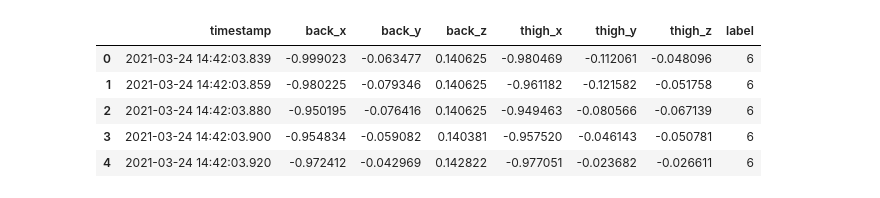
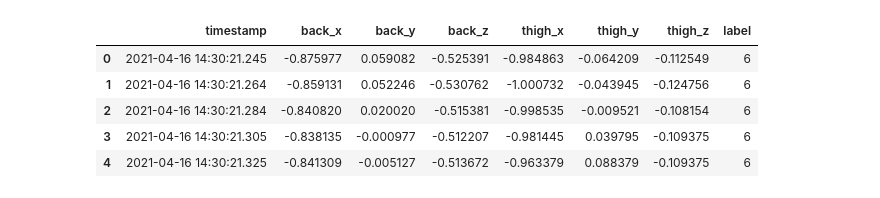
Before and after one commit to Miguel-Graham/Movement-Classifier, a Jupyter notebook: FINAL-PROJECT-NOTEBOOK.ipynb, the cells around one changed output. Saved outputs shown, nothing was run; the diff lists cells and outputs as text; code cells hidden in the pictures.

```diff
--- a/FINAL-PROJECT-NOTEBOOK.ipynb
+++ b/FINAL-PROJECT-NOTEBOOK.ipynb
@@ -9,9 +29,15 @@ df = pd.read_csv("https://raw.githubusercontent.com/Miguel-Graham/EECS-3401-FINA
+# %%
+df = pd.read_csv("https://raw.githubusercontent.com/Miguel-Graham/EECS-3401-FINAL-PROJECT/main/dataset/508.csv")
+df_2 = pd.read_csv("https://raw.githubusercontent.com/Miguel-Graham/EECS-3401-FINAL-PROJECT/main/dataset/509.csv")
+df_3 = pd.read_csv("https://raw.githubusercontent.com/Miguel-Graham/EECS-3401-FINAL-PROJECT/main/dataset/510.csv")
+
+concat_data = pd.concat([df,df_2,df_3], ignore_index=True, sort=False)
 # %%
-df.head()
+concat_data.head()
 # %% [output]
 |  | timestamp | back_x | back_y | back_z | thigh_x | thigh_y | thigh_z | label |
-| 0 | 2021-03-24 14:42:03.839 | -0.999023 | -0.063477 | 0.140625 | -0.980469 | -0.112061 | -0.048096 | 6 |
-| 1 | 2021-03-24 14:42:03.859 | -0.980225 | -0.079346 | 0.140625 | -0.961182 | -0.121582 | -0.051758 | 6 |
-| 2 | 2021-03-24 14:42:03.880 | -0.950195 | -0.076416 | 0.140625 | -0.949463 | -0.080566 | -0.067139 | 6 |
-| 3 | 2021-03-24 14:42:03.900 | -0.954834 | -0.059082 | 0.140381 | -0.957520 | -0.046143 | -0.050781 | 6 |
-| 4 | 2021-03-24 14:42:03.920 | -0.972412 | -0.042969 | 0.142822 | -0.977051 | -0.023682 | -0.026611 | 6 |
+| 0 | 2021-04-16 14:30:21.245 | -0.875977 | 0.059082 | -0.525391 | -0.984863 | -0.064209 | -0.112549 | 6 |
+| 1 | 2021-04-16 14:30:21.264 | -0.859131 | 0.052246 | -0.530762 | -1.000732 | -0.043945 | -0.124756 | 6 |
+| 2 | 2021-04-16 14:30:21.284 | -0.840820 | 0.020020 | -0.515381 | -0.998535 | -0.009521 | -0.108154 | 6 |
+| 3 | 2021-04-16 14:30:21.305 | -0.838135 | -0.000977 | -0.512207 | -0.981445 | 0.039795 | -0.109375 | 6 |
+| 4 | 2021-04-16 14:30:21.325 | -0.841309 | -0.005127 | -0.513672 | -0.963379 | 0.088379 | -0.109375 | 6 |
```
Also changed, not shown: parts of 15 cells of this notebook.
